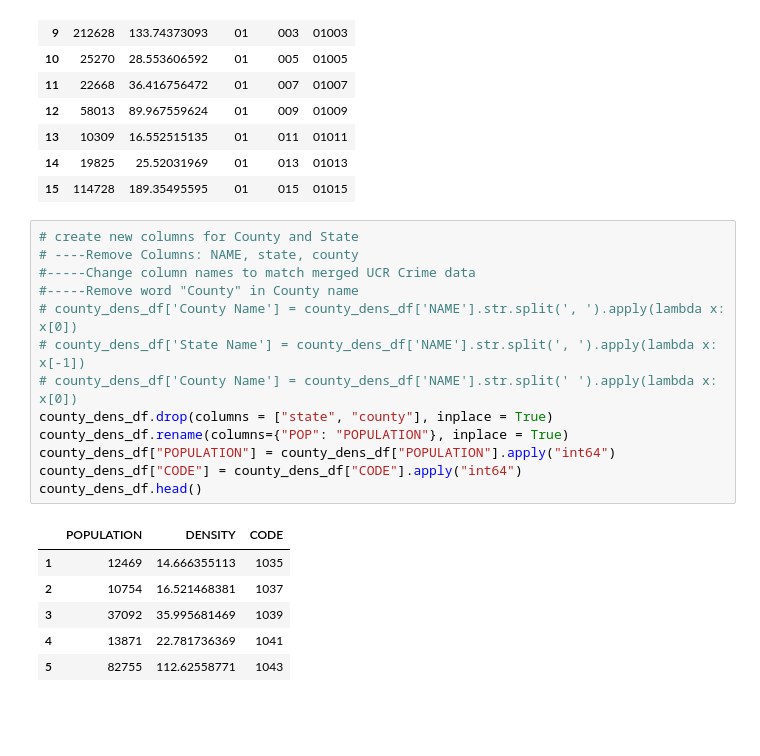
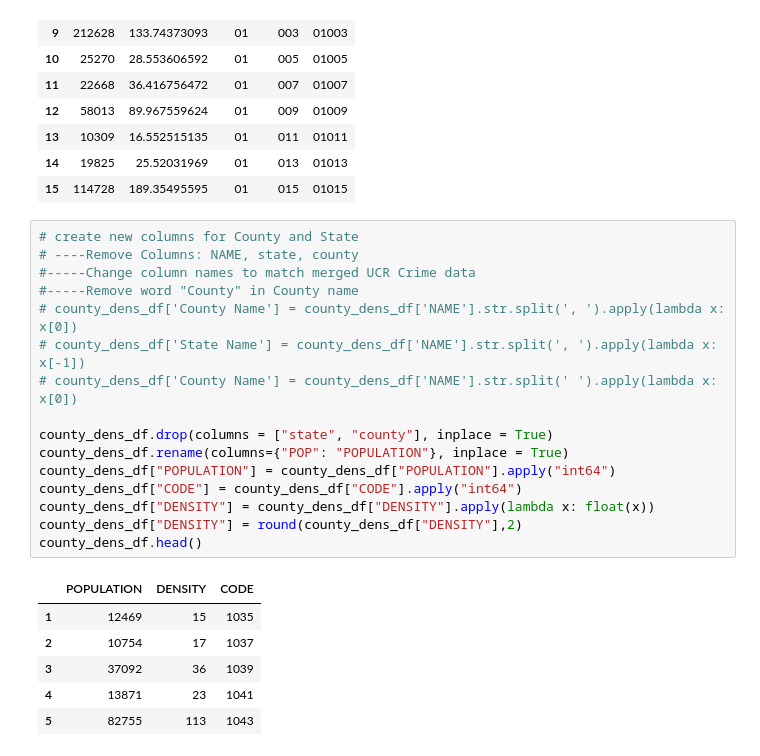
Before and after one commit to melindaeudy/Project_1, a Jupyter notebook: Project_1.ipynb, the cells around one changed output. Cells and saved outputs as stored; diff of their text form; blank space fills up the shorter version.

```diff
--- a/Project_1.ipynb
+++ b/Project_1.ipynb
@@ -293,23 +293,26 @@ county_dens_df.head(15)
 # %%
 # create new columns for County and State
 # ----Remove Columns: NAME, state, county
 #-----Change column names to match merged UCR Crime data
 #-----Remove word "County" in County name
 # county_dens_df['County Name'] = county_dens_df['NAME'].str.split(', ').apply(lambda x: x[0])
 # county_dens_df['State Name'] = county_dens_df['NAME'].str.split(', ').apply(lambda x: x[-1])
 # county_dens_df['County Name'] = county_dens_df['NAME'].str.split(' ').apply(lambda x: x[0])
+
 county_dens_df.drop(columns = ["state", "county"], inplace = True)
 county_dens_df.rename(columns={"POP": "POPULATION"}, inplace = True)
 county_dens_df["POPULATION"] = county_dens_df["POPULATION"].apply("int64")
 county_dens_df["CODE"] = county_dens_df["CODE"].apply("int64")
+county_dens_df["DENSITY"] = county_dens_df["DENSITY"].apply(lambda x: float(x))
+county_dens_df["DENSITY"] = round(county_dens_df["DENSITY"],2)
 county_dens_df.head()
 # %% [output]
 |  | POPULATION | DENSITY | CODE |
-| 1 | 12469 | 14.666355113 | 1035 |
-| 2 | 10754 | 16.521468381 | 1037 |
-| 3 | 37092 | 35.995681469 | 1039 |
-| 4 | 13871 | 22.781736369 | 1041 |
-| 5 | 82755 | 112.62558771 | 1043 |
+| 1 | 12469 | 15 | 1035 |
+| 2 | 10754 | 17 | 1037 |
+| 3 | 37092 | 36 | 1039 |
+| 4 | 13871 | 23 | 1041 |
+| 5 | 82755 | 113 | 1043 |
 # %%
 # Merge Codebook_County_Codes.csv into UCR_Crime_Rates_by_County.csv
 # Move Density and Population to front of chart
```
Also changed, not shown: parts of 6 cells of this notebook.
